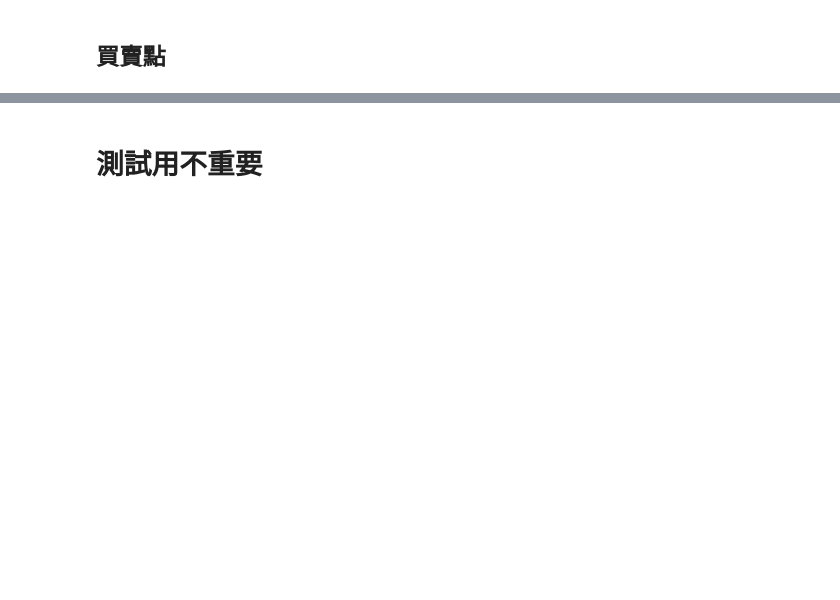
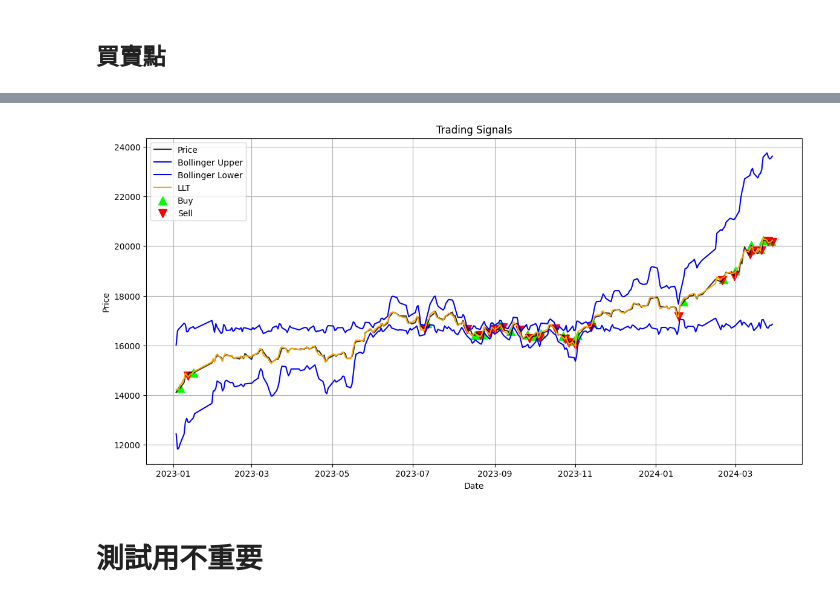
Before and after one commit to Xin95172/Quant_idea, a Jupyter notebook: llt.ipynb, the cells around one changed output, grey strips where cells are left out. Saved outputs shown, nothing was run; the diff lists cells and outputs as text; code cells hidden in the pictures; blank space fills up the shorter version.

```diff
--- a/llt.ipynb
+++ b/llt.ipynb
@@ -21,7 +21,7 @@ df.columns = ['open', 'high', 'low', 'close', 'volume']
 '''
 
 ## 資料DataFrame
-df = yfin.download('^TWII', start = '2022-1-1', end = '2022-11-30')
+df = yfin.download('^TWII', start = '2023-1-1', end = '2024-3-30')
 df.columns = ['open', 'high', 'low', 'close', 'adj_close', 'volume']
 ## 計算資料DataFrame
 ret_df = pd.DataFrame(index = df.index)
@@ -70,16 +70,16 @@ def bolinger_band(data, num_vol):
     df['bolinger_lower_min'] = df['bolinger_lower'].cummin()
 
     df['upper_retrace'] = (df['bolinger_upper_max'] - df['bolinger_upper']) / df['bolinger_upper_max']
-    df['lower_rise'] = (df['bolinger_lower'] - df['bolinger_lower_min']) / df['bolinger_lower_min']
+    df['lower_retrace'] = (df['bolinger_lower'] - df['bolinger_lower_min']) / df['bolinger_lower_min']
 
     df['upper_deviation'] = (df['bolinger_upper'] - df['close']) / df['close']
     df['lower_deviation'] = (df['close'] - df['bolinger_lower']) / df['close']
 
-    df['upper_exceed'] = df['upper_deviation'] > upper_threshold
-    df['lower_exceed'] = df['lower_deviation'] > lower_threshold
+    df['upper_rise'] = df['upper_deviation'] > upper_threshold
+    df['lower_down'] = df['lower_deviation'] > lower_threshold
 
-    df['take_profit'] = df['upper_retrace'] >= retrace_u_threshold
-    df['stop_loss'] = df['lower_rise'] >= retrace_l_threshold
+    df['upper_down'] = df['upper_retrace'] >= retrace_u_threshold
+    df['lower_rise'] = df['lower_retrace'] >= retrace_l_threshold
     return df
 
 df = bolinger_band(data, num_vol)
@@ -107,4 +108,5 @@ model or by setting rescale=False.
 # %%
+
 BS = None
 fund = 1000000
 feePaid = 600
@@ -123,10 +125,10 @@ for i in range(2, len(df)):
         break
 
     ## 進場邏輯
-    entryLong = (df['llt_slope'][i] > 0) & (df['upper_exceed'][i] == True)
+    entryLong = (df['llt_slope'].iloc[i] > 0) & ((df['upper_rise'].iloc[i] == True) | (df['lower_rise'].iloc[i] == True))
 
     ##出場邏輯
-    exitLong = (df['llt_slope'][i] < 0) & ((df['take_profit'][i] == True) or (df['stop_loss'][i] == True))
+    exitLong = (df['llt_slope'].iloc[i] < 0) & ((df['upper_down'].iloc[i] == True) | (df['lower_down'].iloc[i] == True))
 
 
     if BS == None:
@@ -283,3 +393,48 @@ plt.show()
+# %%
+import matplotlib.pyplot as plt
+
+# 筛选买卖信号
+buy_points = ret_df[ret_df['buy'] > 0]
+sell_points = ret_df[ret_df['sell'] > 0]
+# sellshort_points = ret_df[ret_df['sellshort'] > 0]
+# buytocover_points = ret_df[ret_df['buytocover'] > 0]
+
+# 绘制价格图表
+plt.figure(figsize=(14, 7))
+
+# 绘制价格线
+plt.plot(df.index, df['open'], label='Price', color='black', alpha=0.8)
+
+# 绘制布林带上轨线
+plt.plot(df.index, df['bolinger_upper'], label='Bollinger Upper', color='blue')
+
+# 绘制布林带下轨线
+plt.plot(df.index, df['bolinger_lower'], label='Bollinger Lower', color='blue')
+
+# 绘制LLT线
+plt.plot(df.index, df['llt'], label='LLT', color='orange')
+
+# 绘制买入点
+plt.scatter(buy_points.index, df['open'].loc[buy_points.index], color='lime', marker='^', label='Buy', s=100)
+
+# 绘制卖出点
+plt.scatter(sell_points.index, df['open'].loc[sell_points.index], color='red', marker='v', label='Sell', s=100)
+
+# 绘制卖空点
+# plt.scatter(sellshort_points.index, df['open'].loc[sellshort_points.index], color='purple', marker='v', label='Sell Short', s=100)
+
+# 绘制买回点
+# plt.scatter(buytocover_points.index, df['open'].loc[buytocover_points.index], color='cyan', marker='^', label='Buy to Cover', s=100)
+
+# 添加图例、标题和标签
+plt.legend()
+plt.title('Trading Signals')
+plt.xlabel('Date')
+plt.ylabel('Price')
+plt.grid(True)
+plt.show()
+# %% [output]
+[figure, added]
 # %% [markdown]
 # 測試用不重要
 # %%
```
Also changed, not shown: parts of 14 cells of this notebook.
